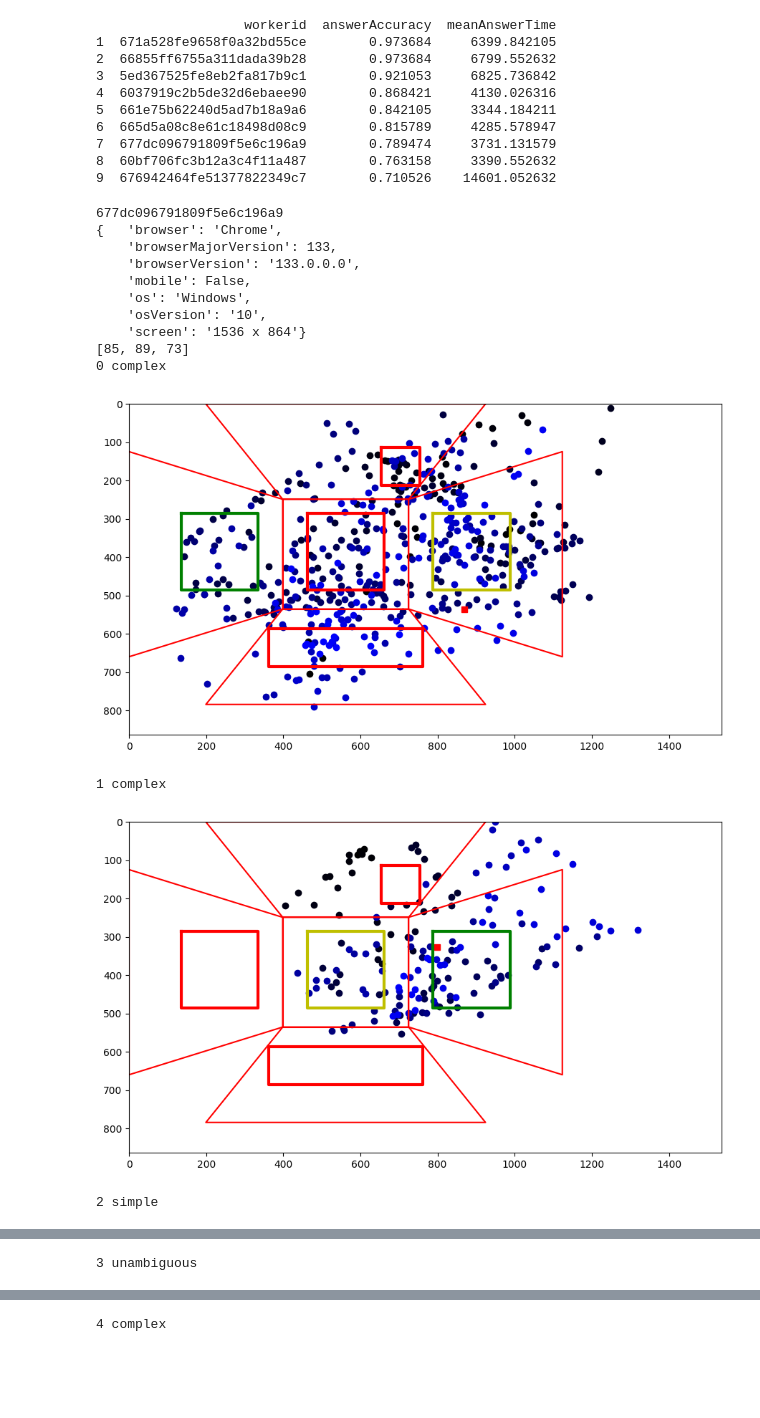
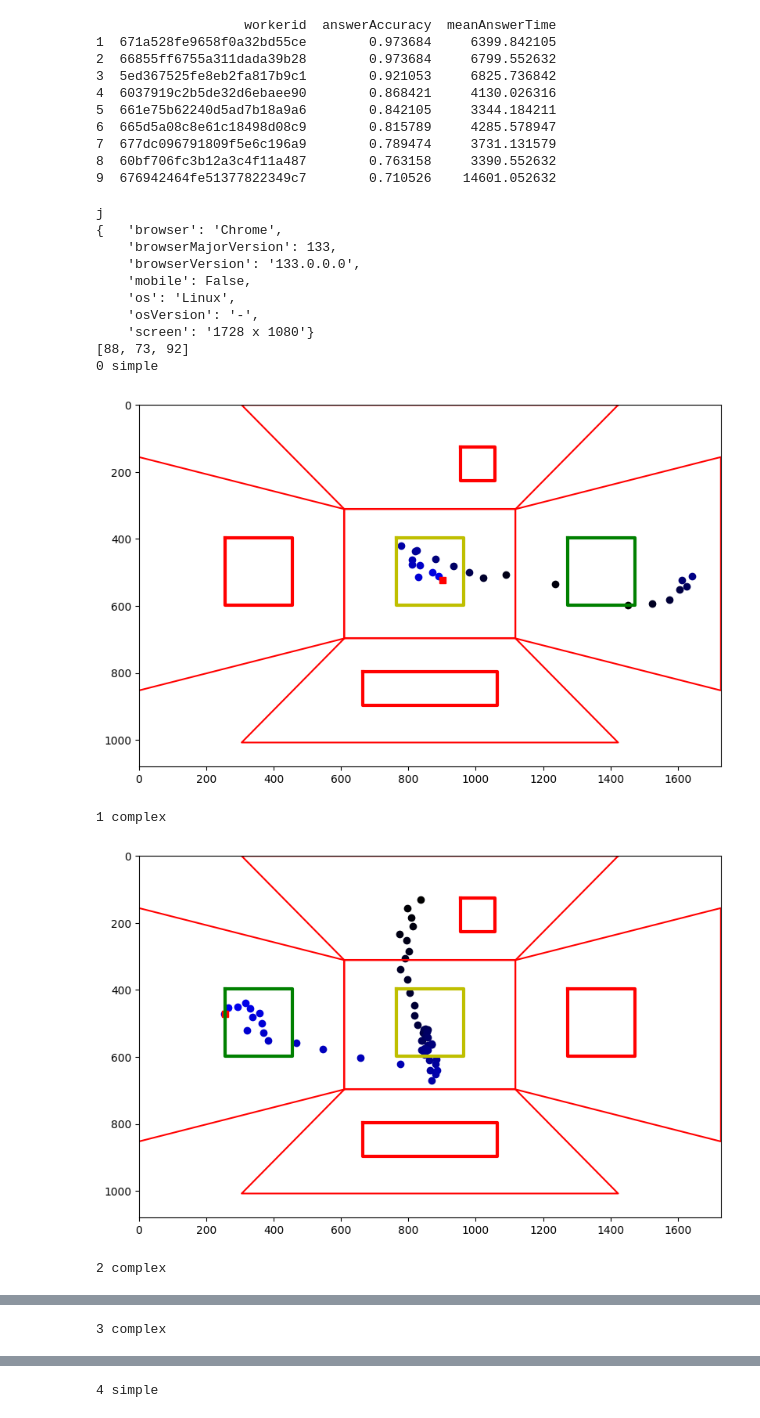
Before and after one commit to GAtemROU/Thesis-Project, a Jupyter notebook: analysis/preprocessing_and_init_analysis.ipynb, the cells around one changed output, grey strips where cells are left out. Drawn from its saved outputs; the diff is of its cells as text; code cells hidden in the pictures; blank space fills up the shorter version.

Commit message:
update analysis

```diff
--- a/analysis/preprocessing_and_init_analysis.ipynb
+++ b/analysis/preprocessing_and_init_analysis.ipynb
@@ -15,8 +15,8 @@ df_name = 'experiment_results_prolific_pilot_10ps'
 # %%
 remove_negative_gaze = True
 # code CJ45HISW
-filter_blacklist = True
-filter_timestamps = False
+filter_blacklist = False
+filter_timestamps = True
 
 blacklist = ['j']
 df = pd.read_csv(f'data/raw_data/{df_name}.csv')
@@ -91,25 +82,25 @@ df = df[df['workerid'] == '677dc096791809f5e6c196a9']
 #### After consideration, fixation detection does not seem like a good choice for our data
 # %%
 # ^^^^^^^^^^^^^^^^^^^^^^^^^^^^^^^^^^^^^^^^^^^^^^^^^^^^^^^^^^^^^^^^^^^^^^^^^^^
-# for participant in df['workerid'].unique():
-#     participant_df = df[df['workerid'] == participant]
-#     participant_df.reset_index(drop=True, inplace=True)
-#     x = participant_df['gaze'].apply(lambda gaze: [gaze[key]['x'] for key in gaze.keys()])
-#     y = participant_df['gaze'].apply(lambda gaze: [gaze[key]['y'] for key in gaze.keys()])
-#     time = participant_df['gaze'].apply(lambda gaze: [int(key) for key in gaze.keys()])
-#     # shift all values to remove negative values
-#     time = time.apply(lambda x: [i - min(x) for i in x])
-#     prep_df = pd.DataFrame({'trial': participant_df['userTrialId'],'x': x, 'y': y, 'time': time})
-#     prep_df = prep_df.explode(['x','y','time'])
-#     prep_df.sort_values(by=['trial', 'time'], inplace=True)
-#     prep_df.to_csv(f'data/participants_raw_gaze/{participant}.csv', index=False)
+for participant in df['workerid'].unique():
+    participant_df = df[df['workerid'] == participant]
+    participant_df.reset_index(drop=True, inplace=True)
+    x = participant_df['gaze'].apply(lambda gaze: [gaze[key]['x'] for key in gaze.keys()])
+    y = participant_df['gaze'].apply(lambda gaze: [gaze[key]['y'] for key in gaze.keys()])
+    time = participant_df['gaze'].apply(lambda gaze: [int(key) for key in gaze.keys()])
+    # shift all values to remove negative values
+    time = time.apply(lambda x: [i - min(x) for i in x])
+    prep_df = pd.DataFrame({'trial': participant_df['userTrialId'],'x': x, 'y': y, 'time': time})
+    prep_df = prep_df.explode(['x','y','time'])
+    prep_df.sort_values(by=['trial', 'time'], inplace=True)
+    prep_df.to_csv(f'data/participants_raw_gaze/{participant}.csv', index=False)
 
-# import subprocess
-# subprocess.call("/usr/bin/Rscript --vanilla ~/uds/thesis/Thesis-Project/analysis/fixations.r", shell=True)
+import subprocess
+subprocess.call("/usr/bin/Rscript --vanilla ~/uds/thesis/Thesis-Project/analysis/fixations.r", shell=True)
 
-# for participant in df['workerid'].unique():
-#     participant_fixations = pd.read_csv(f'data/participants_fixations/{participant}.csv')
+for participant in df['workerid'].unique():
+    participant_fixations = pd.read_csv(f'data/participants_fixations/{participant}.csv')
 
-#     fixations = participant_fixations.groupby('trial').apply(lambda x: x.to_dict(orient='records')).to_dict()
-#     print(fixations)
-#     df.loc[df['workerid'] == participant, 'fixations'] = df[df['workerid'] == participant]['userTrialId'].apply(lambda x: fixations[x] if x in fixations else [])
+    fixations = participant_fixations.groupby('trial').apply(lambda x: x.to_dict(orient='records')).to_dict()
+    print(fixations)
+    df.loc[df['workerid'] == participant, 'fixations'] = df[df['workerid'] == participant]['userTrialId'].apply(lambda x: fixations[x] if x in fixations else [])
@@ -581,7 +601,7 @@ pp.pprint(leaderboard_df)
 8  60bf706fc3b12a3c4f11a487        0.763158     3390.552632
 9  676942464fe51377822349c7        0.710526    14601.052632
 # %%
-participant = '677dc096791809f5e6c196a9'
+participant = df.workerid.unique()[0]
 print(participant)
 sample = df[df['workerid']==participant]
 pp.pprint(sample.iloc[0].deviceInfo)
@@ -619,40 +639,40 @@ for i in range(len(sample)):
         else:
             plt.plot(x[i], y[i], color=(0, 0, i/len(x)), marker='o')
 
 
     plt.xlim(0, resolution[0])
     plt.ylim(0, resolution[1])
     plt.gca().invert_yaxis()
 
 
     plot_polygons(cur_sample.coordinates, plt)
     for i, area in enumerate(aoi):
         cur_coords = cur_sample.coordinates[area]
         x_min = max(0, cur_coords['x'])
         x_max = cur_coords['x'] + cur_coords['width']
         y_min = max(0, cur_coords['y'])
         y_max = cur_coords['y'] + cur_coords['height']
         # plot boxes around AOI
         color = 'r'
         if cur_sample.trgtPos == i:
             color = 'g'
         if cur_sample.compPos == i:
             color = 'y'
         plt.plot([x_min, x_max, x_max, x_min, x_min], [y_min, y_min, y_max, y_max, y_min], color=color, linewidth=3)
 
     plt.show()
 # %% [output]
-677dc096791809f5e6c196a9
+j
 {   'browser': 'Chrome',
     'browserMajorVersion': 133,
     'browserVersion': '133.0.0.0',
     'mobile': False,
-    'os': 'Windows',
-    'osVersion': '10',
-    'screen': '1536 x 864'}
-[85, 89, 73]
-0 complex
+    'os': 'Linux',
+    'osVersion': '-',
+    'screen': '1728 x 1080'}
+[88, 73, 92]
+0 simple
-[figure, old version]
+[figure, new version]
 1 complex
-[figure, old version]
+[figure, new version]
-2 simple
+2 complex
@@ -660 +680 @@ for i in range(len(sample)):
-3 unambiguous
+3 complex
@@ -662 +682 @@ for i in range(len(sample)):
-4 complex
+4 simple
```
Also changed, not shown: parts of 5 cells of this notebook.
